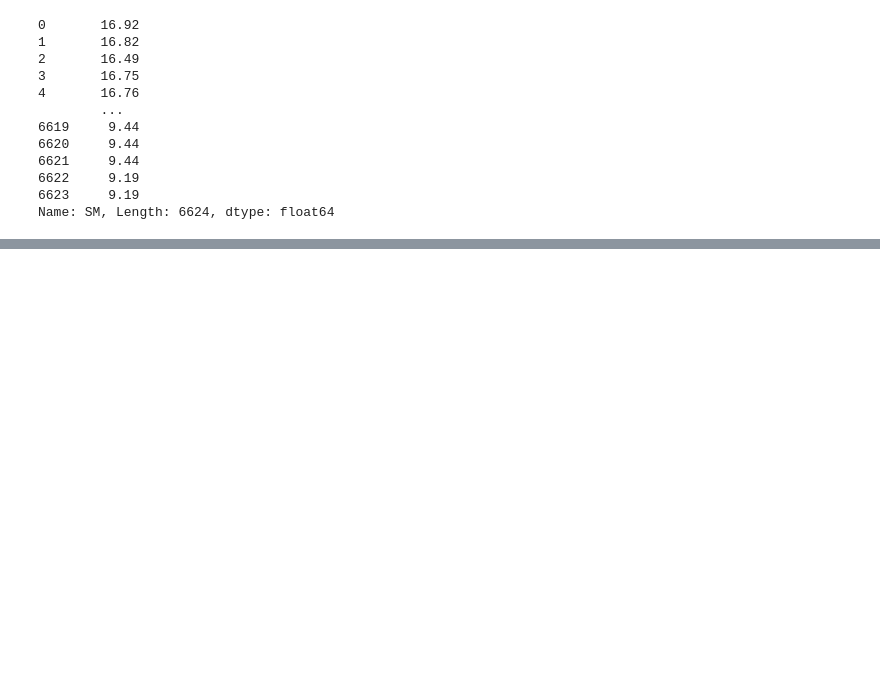
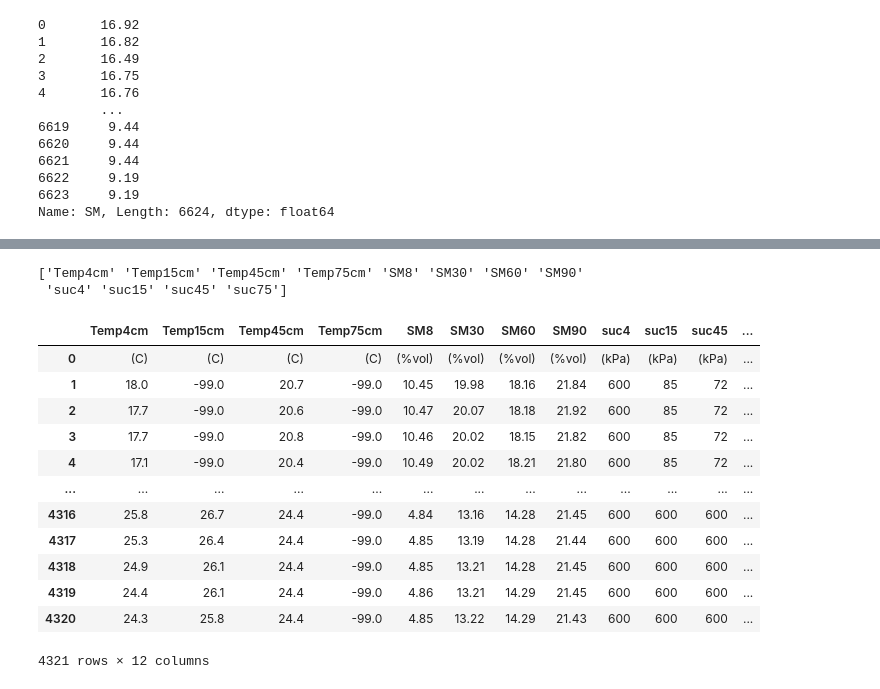
Before and after one commit to Avikill22/Soil-Moisture-Prediction, a Jupyter notebook: soil_moisture_content (1).ipynb, the cells around one changed output, grey strips where cells are left out. Drawn from its saved outputs; the diff is of its cells as text; code cells hidden in the pictures; blank space fills up the shorter version.

```diff
--- a/soil_moisture_content (1).ipynb
+++ b/soil_moisture_content (1).ipynb
@@ -278,0 +314,2 @@ r2_score(y_test, y_pred)
+# %%
+dataset2 = pd.read_csv('soilmoisture2.csv')
@@ -278,0 +348,2 @@ r2_score(y_test, y_pred)
+# %%
+dataset22 = dataset2.set_axis(['Date_time','Temp4cm', 'Temp15cm', 'Temp45cm', 'Temp75cm', 'SM8','SM30','SM60','SM90','suc4','suc15','suc45','suc75'], axis=1, inplace=False)
@@ -278,0 +382,25 @@ r2_score(y_test, y_pred)
+# %%
+dataset22.drop('Date_time',axis=1,inplace=True)
+# %%
+dataset23 = dataset22
+# %%
+print(dataset23.columns.values)
+# %% [output]
+['Temp4cm' 'Temp15cm' 'Temp45cm' 'Temp75cm' 'SM8' 'SM30' 'SM60' 'SM90'
+ 'suc4' 'suc15' 'suc45' 'suc75']
+# %%
+dataset23
+# %% [output]
+|  | Temp4cm | Temp15cm | Temp45cm | Temp75cm | SM8 | SM30 | SM60 | SM90 | suc4 | suc15 | suc45 | ... |
+| 0 | (C) | (C) | (C) | (C) | (%vol) | (%vol) | (%vol) | (%vol) | (kPa) | (kPa) | (kPa) | ... |
+| 1 | 18.0 | -99.0 | 20.7 | -99.0 | 10.45 | 19.98 | 18.16 | 21.84 | 600 | 85 | 72 | ... |
+| 2 | 17.7 | -99.0 | 20.6 | -99.0 | 10.47 | 20.07 | 18.18 | 21.92 | 600 | 85 | 72 | ... |
+| 3 | 17.7 | -99.0 | 20.8 | -99.0 | 10.46 | 20.02 | 18.15 | 21.82 | 600 | 85 | 72 | ... |
+| 4 | 17.1 | -99.0 | 20.4 | -99.0 | 10.49 | 20.02 | 18.21 | 21.80 | 600 | 85 | 72 | ... |
+| ... | ... | ... | ... | ... | ... | ... | ... | ... | ... | ... | ... | ... |
+| 4316 | 25.8 | 26.7 | 24.4 | -99.0 | 4.84 | 13.16 | 14.28 | 21.45 | 600 | 600 | 600 | ... |
+| 4317 | 25.3 | 26.4 | 24.4 | -99.0 | 4.85 | 13.19 | 14.28 | 21.44 | 600 | 600 | 600 | ... |
+| 4318 | 24.9 | 26.1 | 24.4 | -99.0 | 4.85 | 13.21 | 14.28 | 21.45 | 600 | 600 | 600 | ... |
+| 4319 | 24.4 | 26.1 | 24.4 | -99.0 | 4.86 | 13.21 | 14.29 | 21.45 | 600 | 600 | 600 | ... |
+| 4320 | 24.3 | 25.8 | 24.4 | -99.0 | 4.85 | 13.22 | 14.29 | 21.43 | 600 | 600 | 600 | ... |
+4321 rows × 12 columns
```
Also changed, not shown: parts of 43 cells of this notebook, 9 other files.
